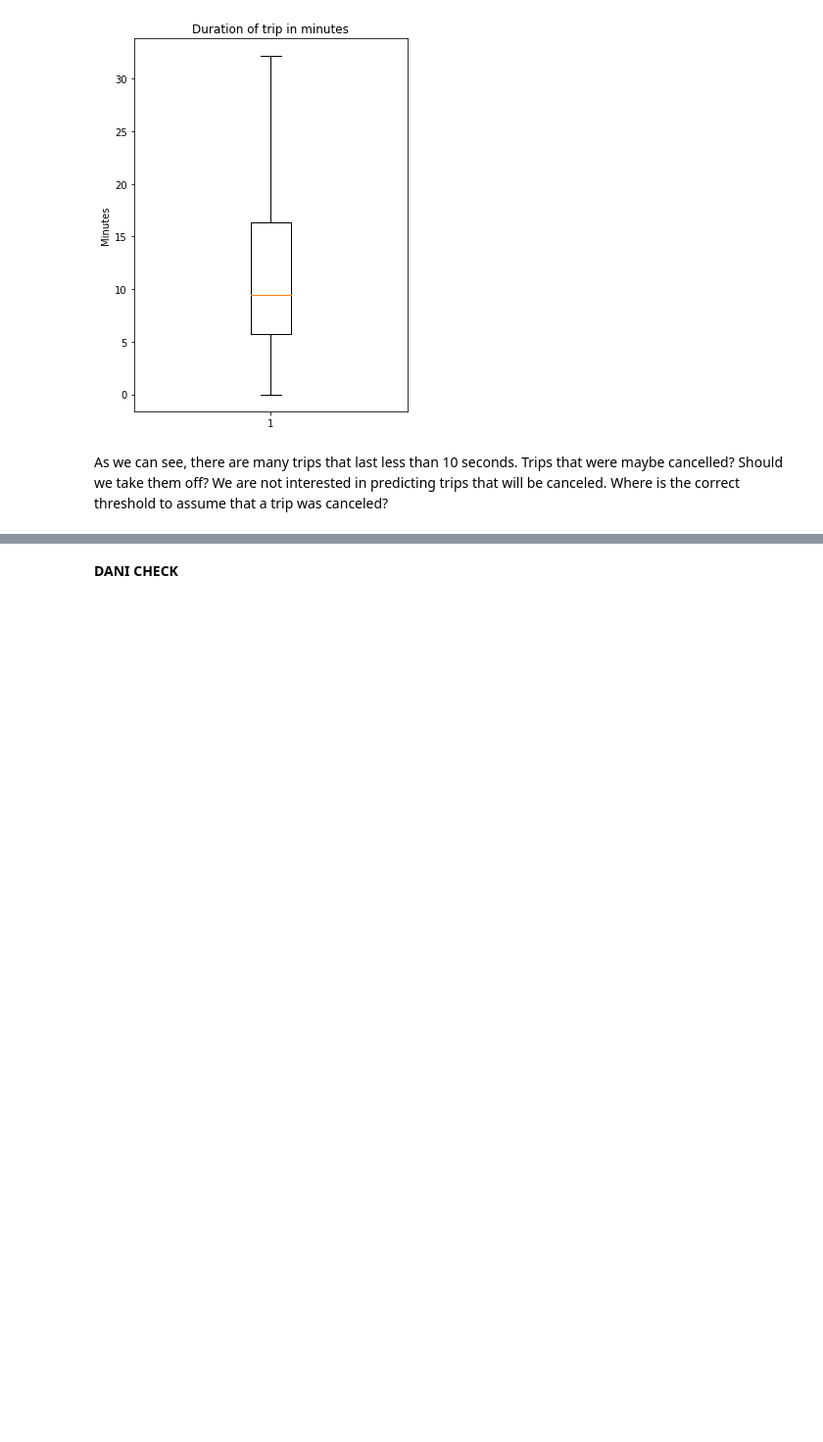
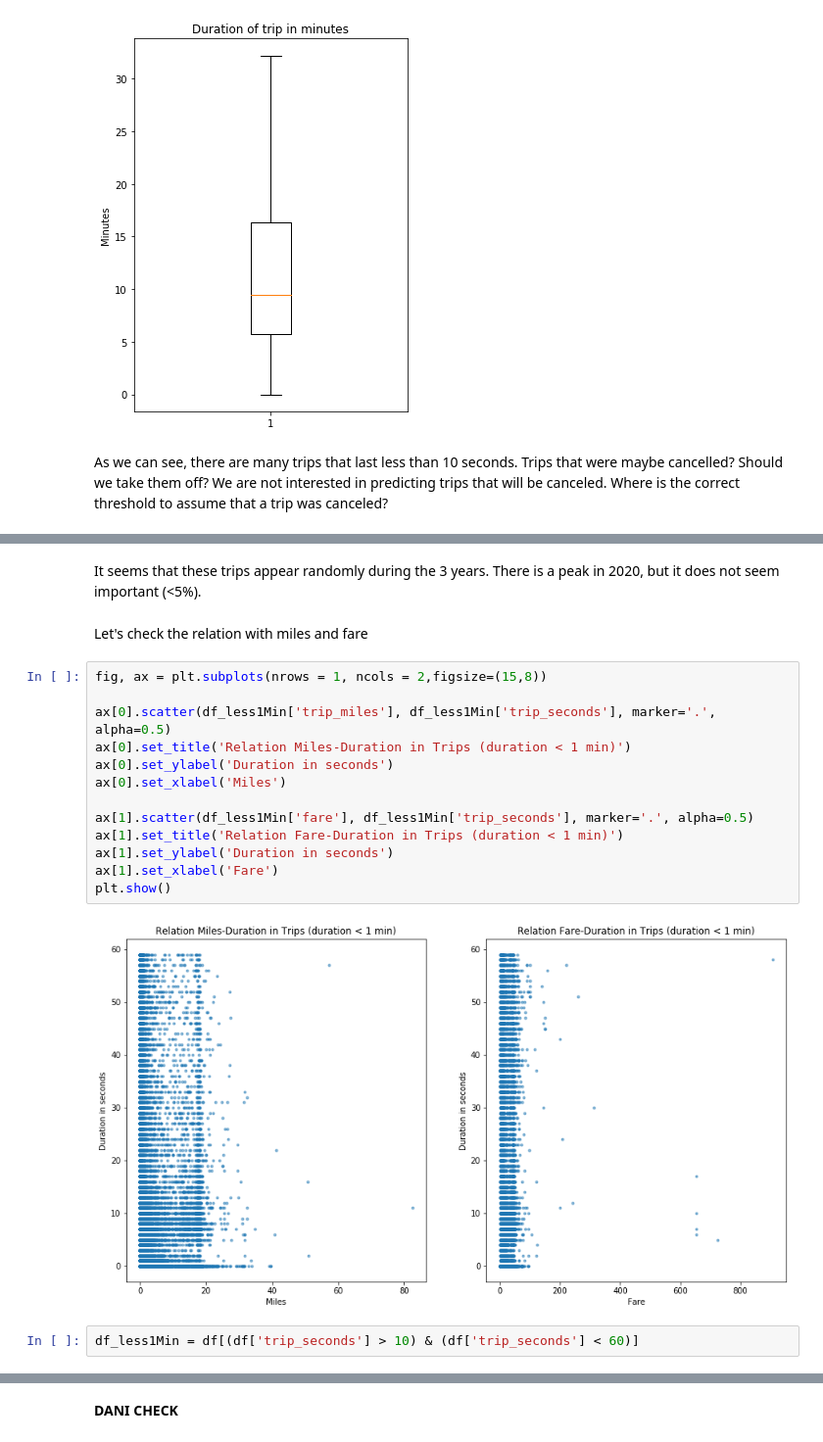
Before and after one commit to alexisgaziello/CSP_MATH_571_taxi_oracle, a Jupyter notebook: src/Taxis Analysis.ipynb, the cells around one changed output, grey strips where cells are left out. Shown at 98% size. Drawn from its saved outputs; the diff is of its cells as text; blank space fills up the shorter version.

Commit message:
Fare Consistency

```diff
--- a/src/Taxis Analysis.ipynb
+++ b/src/Taxis Analysis.ipynb
@@ -369,0 +393,21 @@ As we can see, there are many trips that last less than 10 seconds. Trips that w
+# %% [markdown]
+It seems that these trips appear randomly during the 3 years. There is a peak in 2020, but it does not seem important (<5%).
+# %% [markdown]
+Let's check the relation with miles and fare
+# %%
+fig, ax = plt.subplots(nrows = 1, ncols = 2,figsize=(15,8))
+
+ax[0].scatter(df_less1Min['trip_miles'], df_less1Min['trip_seconds'], marker='.', alpha=0.5)
+ax[0].set_title('Relation Miles-Duration in Trips (duration < 1 min)')
+ax[0].set_ylabel('Duration in seconds')
+ax[0].set_xlabel('Miles')
+
+ax[1].scatter(df_less1Min['fare'], df_less1Min['trip_seconds'], marker='.', alpha=0.5)
+ax[1].set_title('Relation Fare-Duration in Trips (duration < 1 min)')
+ax[1].set_ylabel('Duration in seconds')
+ax[1].set_xlabel('Fare')
+plt.show()
+# %% [output]
+[figure, added]
+# %%
+df_less1Min = df[(df['trip_seconds'] > 10) & (df['trip_seconds'] < 60)]
```
Also changed, not shown: parts of 24 cells of this notebook.
